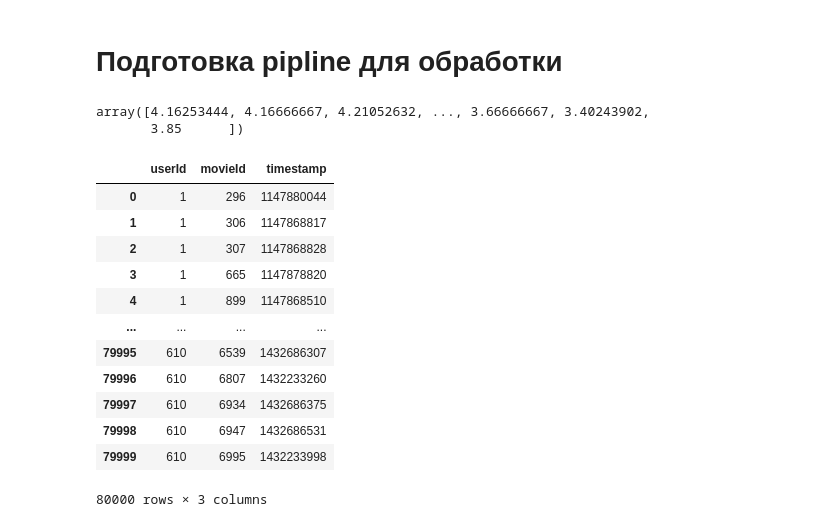
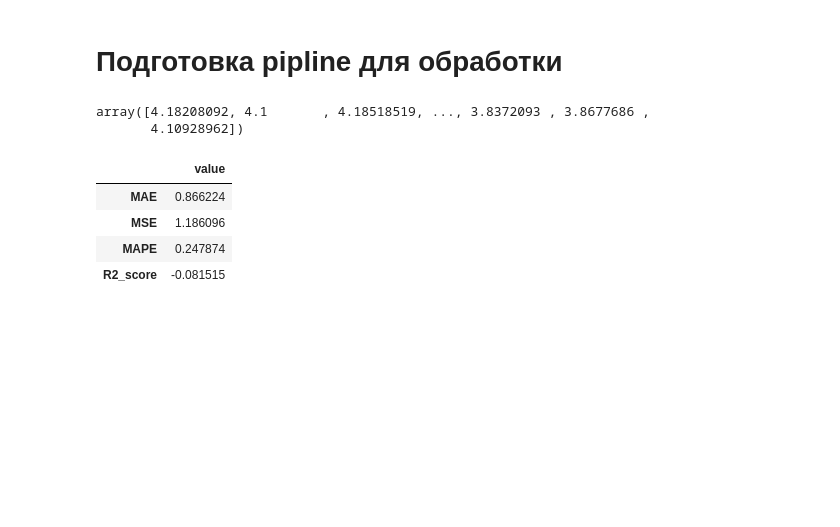
Before and after one commit to aleks-haksly/Simulative, a Jupyter notebook: ML/recomendation.ipynb, the cells around one changed output. Saved outputs shown, nothing was run; the diff lists cells and outputs as text; code cells hidden in the pictures; blank space fills up the shorter version.

```diff
--- a/ML/recomendation.ipynb
+++ b/ML/recomendation.ipynb
@@ -27,7 +27,7 @@ import warnings
 warnings.filterwarnings("ignore")
 pd.options.display.max_columns = 100
 # %%
-ratings_full_df = pd.read_csv("/content/ratings.csv", nrows=100_000)
+ratings_full_df = pd.read_csv("/content/ratings.csv", nrows=200_000)
 movies_df = pd.read_csv("/content/movies.csv")
 # %%
 ratings_full_df.head(3)
@@ -170,8 +170,8 @@ sample = pipe.fit(X_, y_).predict(X_)
 # %%
 sample
 # %% [output]
-array([4.16253444, 4.16666667, 4.21052632, ..., 3.66666667, 3.40243902,
-       3.85      ])
+array([4.18208092, 4.1       , 4.18518519, ..., 3.8372093 , 3.8677686 ,
+       4.10928962])
 # %%
 from sklearn.model_selection import train_test_split
 from sklearn.metrics import mean_absolute_error, mean_squared_error, mean_absolute_percentage_error, r2_score
@@ -180,23 +180,7 @@ X_train, X_test, y_train, y_test = train_test_split(
     X_,
     y_,
     test_size=0.2, # <--- Доля теста к тотал данным
-    shuffle=False  # <--- Мешать ли данные или делить по индексам
+    random_state=42  # <--- Мешать ли данные или делить по индексам
 )
-
-X_train
-# %% [output]
-|  | userId | movieId | timestamp |
-| 0 | 1 | 296 | 1147880044 |
-| 1 | 1 | 306 | 1147868817 |
-| 2 | 1 | 307 | 1147868828 |
-| 3 | 1 | 665 | 1147878820 |
-| 4 | 1 | 899 | 1147868510 |
-| ... | ... | ... | ... |
-| 79995 | 610 | 6539 | 1432686307 |
-| 79996 | 610 | 6807 | 1432233260 |
-| 79997 | 610 | 6934 | 1432686375 |
-| 79998 | 610 | 6947 | 1432686531 |
-| 79999 | 610 | 6995 | 1432233998 |
-80000 rows × 3 columns
 # %%
 def evalueate_model(y_predicted, y_true):
@@ -210,0 +195,8 @@ def evalueate_model(y_predicted, y_true):
+# %%
+evalueate_model(pipe.fit(X_train, y_train).predict(X_train), y_train)
+# %% [output]
+|  | value |
+| MAE | 0.866224 |
+| MSE | 1.186096 |
+| MAPE | 0.247874 |
+| R2_score | -0.081515 |
```
Also changed, not shown: parts of 3 cells of this notebook.
